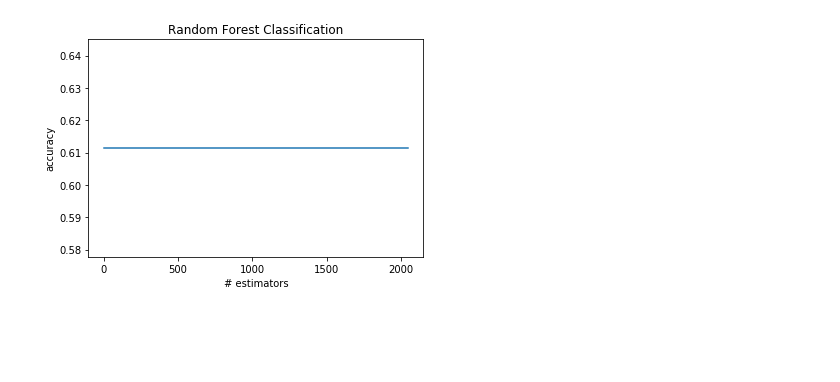
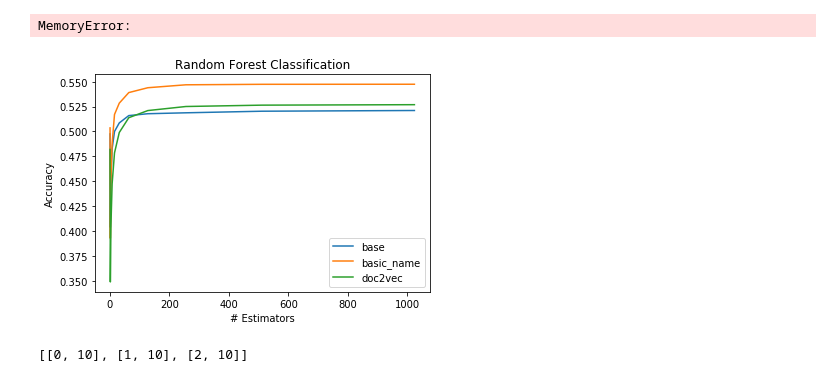
Before and after one commit to michaelmdresser/csci5622project, a Jupyter notebook: Curry_Random_Forest.ipynb, the cells around one changed output. Saved outputs shown, nothing was run; the diff lists cells and outputs as text; code cells hidden in the pictures; blank space fills up the shorter version.

```diff
--- a/Curry_Random_Forest.ipynb
+++ b/Curry_Random_Forest.ipynb
@@ -97,0 +98,17 @@ for i in predictions:
+# %%
+best_model_params=[0,0,0]
+data = np.full((len(datasets),len(num_estimators)), 'e').tolist()
+for i in range(len(dataset_keys)):
+    max_acc=0
+    for j in range(len(num_estimators)):
+        model=RandomForestClassifier(n_estimators=num_estimators[j], random_state=42, max_depth=None, n_jobs=-1)
+        model.fit(datasets[dataset_keys[i]]['x_train'],datasets[dataset_keys[i]]['y_train'])
+        res=report_results(model,datasets[dataset_keys[i]]['x_valid'],datasets[dataset_keys[i]]['y_valid'])
+        if res[0]['acc']>max_acc:
+            max_acc=res[0]['acc']
+            best_model_params[i]=[j]
+        data[i][j]=res
+        dbfile = open('data_RFC', 'wb')
+        pickle.dump(data, dbfile)
+        dbfile.close()
+        print("%2d,%2d" % (i,j))
@@ -98,9 +133,55 @@ for i in predictions:
+# %%
+
+#result = {'f1': f1, 'acc': acc, 'precision': prec, 'recall': rec}
+plotResults={'f1': [], 'acc': [], 'precision': [], 'recall': [], 'labels': labels}
+for i in range(len(results)):
+    plotResults['f1'].append(results[i]['f1'])
+    plotResults['acc'].append(results[i]['acc'])
+    plotResults['precision'].append(results[i]['precision'])
+    plotResults['recall'].append(results[i]['recall'])
+#return result, model
+# %%
+dbfile = open('results_RFC', 'wb')
+
+# source, destination
+pickle.dump(results, dbfile)
+dbfile.close()
+
+dbfile = open('models_RFC', 'wb')
+
+# source, destination
+pickle.dump(models, dbfile)
+dbfile.close()
+# %% [output]
+MemoryError:
+# %%
+accuracies=[]
+for i in range(len(dataset_keys)):
+    accs=[]
+    for j in range(len(num_estimators)):
+        accs.append(data[i][j][0]['acc'])
+    accuracies.append(accs)
 # %%
-plt.plot(estimators[:-1],accuracies)
-#plt.legend()
+fig=plt.figure()
+for i in range(len(accuracies)):
+    plt.plot(num_estimators,accuracies[i],label=dataset_keys[i])
+plt.legend()
 plt.title('Random Forest Classification')
-plt.ylabel('accuracy')
-plt.xlabel('# estimators')
+plt.ylabel('Accuracy')
+plt.xlabel('# Estimators')
+#plt.xlim(.639,.641)
 plt.show()
 # %% [output]
-[figure, old version]
+[figure, new version]
+# %%
+models=[0,0,0]
+for i in range(len(dataset_keys)):
+    best_model=0
+    best=0
+    for j in range(len(num_estimators)):
+        if best<data[i][j][0]['acc']:
+            best_model=[i,j]
+    models[i]=best_model
+print(models)
+# %% [output]
+[[0, 10], [1, 10], [2, 10]]
```
Also changed, not shown: parts of 21 cells of this notebook, 9 other files.
